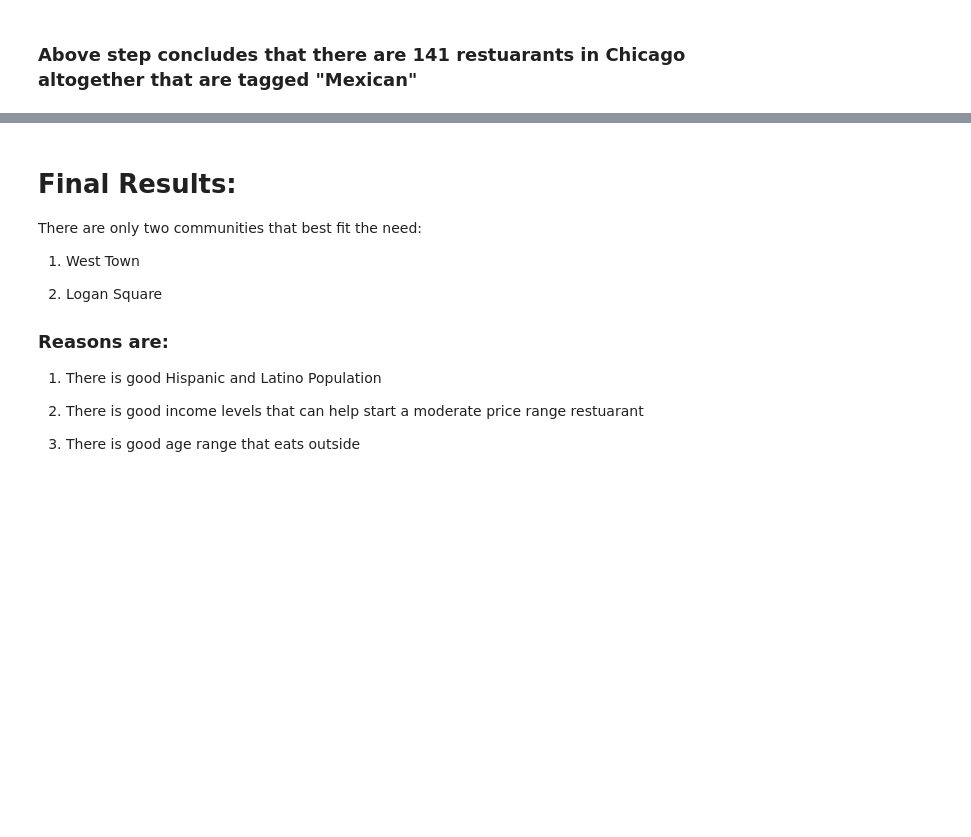
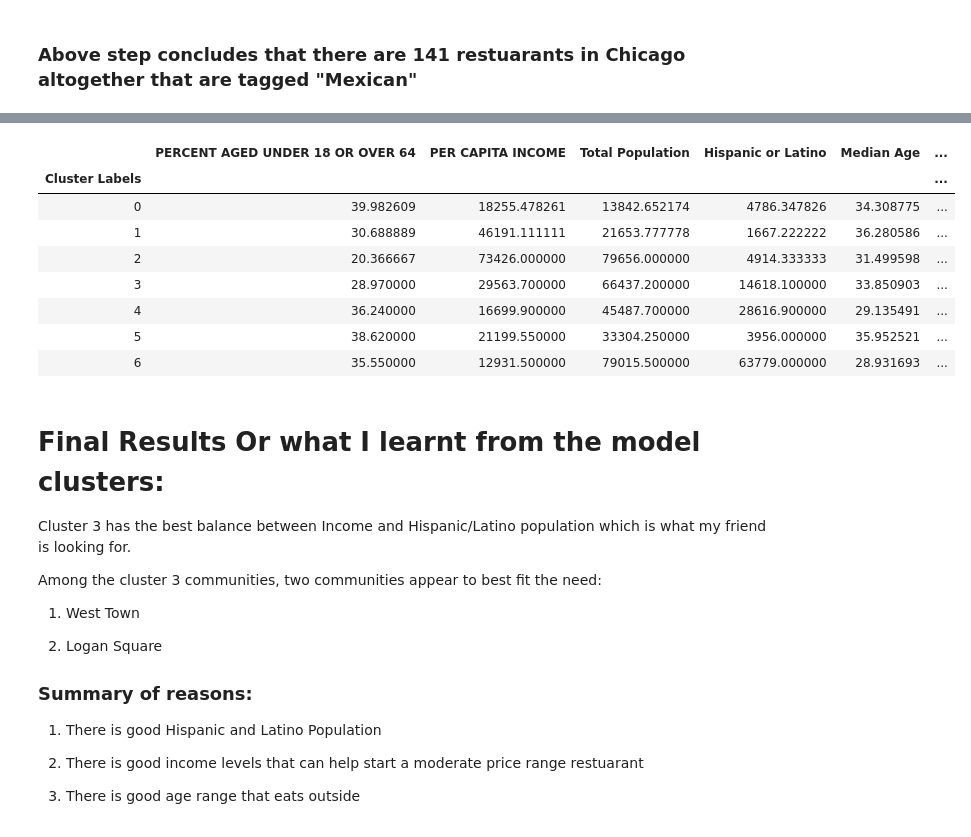
Before and after one commit to LRT-YASH/TestDSRepo, a Jupyter notebook: Week5_Final.ipynb, the cells around one changed output, grey strips where cells are left out. Cells and saved outputs as stored; diff of their text form; code cells hidden in the pictures; blank space fills up the shorter version.

```diff
--- a/Week5_Final.ipynb
+++ b/Week5_Final.ipynb
@@ -461,0 +432,15 @@ Chicago_Mex_Final.drop(indexNames , inplace=True)
+# %%
+##Cluster the communities
+
+# set number of clusters
+kclusters = 7
+
+Chicago_Mex_clustering = Chicago_Neigh_Full.drop('COMMUNITY NAME', 1)
+
+# run k-means clustering
+kmeans = KMeans(n_clusters=kclusters, random_state=0).fit(Chicago_Mex_clustering)
+
+# check cluster labels generated for each row in the dataframe
+kmeans.labels_[0:10]
+#print(Chicago_Mex_clustering.shape)
+#print(Chicago_Neigh_Full.shape)
@@ -462,3 +449,6 @@ Chicago_Mex_Final.drop(indexNames , inplace=True)
+# %%
+Chicago_Neigh_Full.drop(['Cluster Labels'],axis=1,inplace=True)
+Chicago_Neigh_Full.insert(0, 'Cluster Labels', kmeans.labels_)
 # %%
 latitude = 41.961451
 longitude = -87.6298
@@ -497,12 +493,27 @@ map_chicago_mex
+# %%
+Chicago_Neigh_Full.groupby('Cluster Labels').mean()
+# %% [output]
+|  | PERCENT AGED UNDER 18 OR OVER 64 | PER CAPITA INCOME | Total Population | Hispanic or Latino | Median Age | ... |
+| Cluster Labels |  |  |  |  |  | ... |
+| 0 | 39.982609 | 18255.478261 | 13842.652174 | 4786.347826 | 34.308775 | ... |
+| 1 | 30.688889 | 46191.111111 | 21653.777778 | 1667.222222 | 36.280586 | ... |
+| 2 | 20.366667 | 73426.000000 | 79656.000000 | 4914.333333 | 31.499598 | ... |
+| 3 | 28.970000 | 29563.700000 | 66437.200000 | 14618.100000 | 33.850903 | ... |
+| 4 | 36.240000 | 16699.900000 | 45487.700000 | 28616.900000 | 29.135491 | ... |
+| 5 | 38.620000 | 21199.550000 | 33304.250000 | 3956.000000 | 35.952521 | ... |
+| 6 | 35.550000 | 12931.500000 | 79015.500000 | 63779.000000 | 28.931693 | ... |
 # %% [markdown]
-# Final Results:
-There are only two communities that best fit the need:
+# Final Results Or what I learnt from the model clusters:
+
+Cluster 3 has the best balance between Income and Hispanic/Latino population which is what my friend is looking for.
+
+Among the cluster 3 communities, two communities appear to best fit the need:
 
 1) West Town
 
 2) Logan Square
 
-### Reasons are:
+### Summary of reasons:
 
 1) There is good Hispanic and Latino Population
 
```
Also changed, not shown: parts of 12 cells of this notebook.
